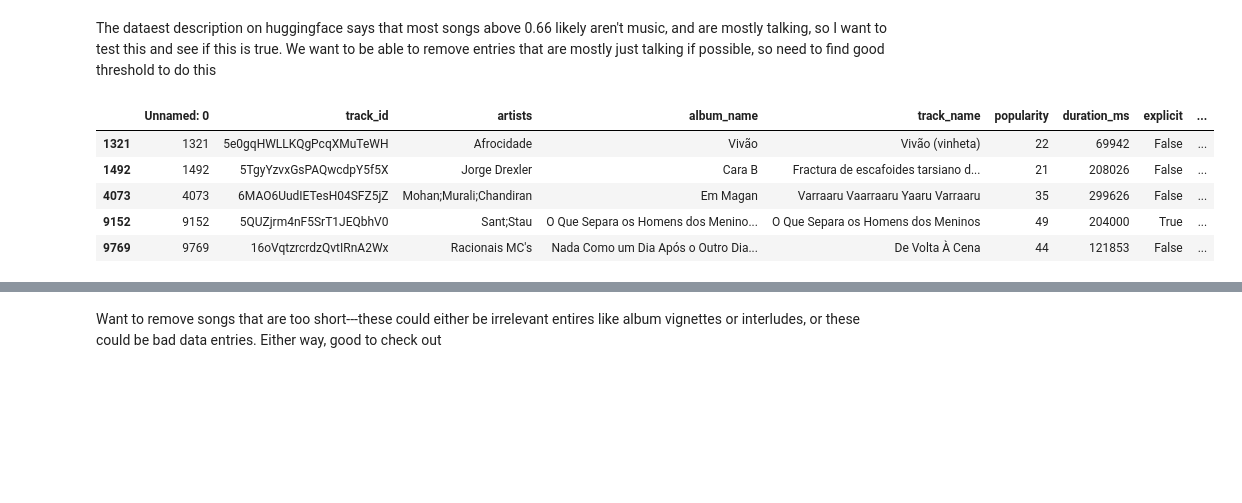
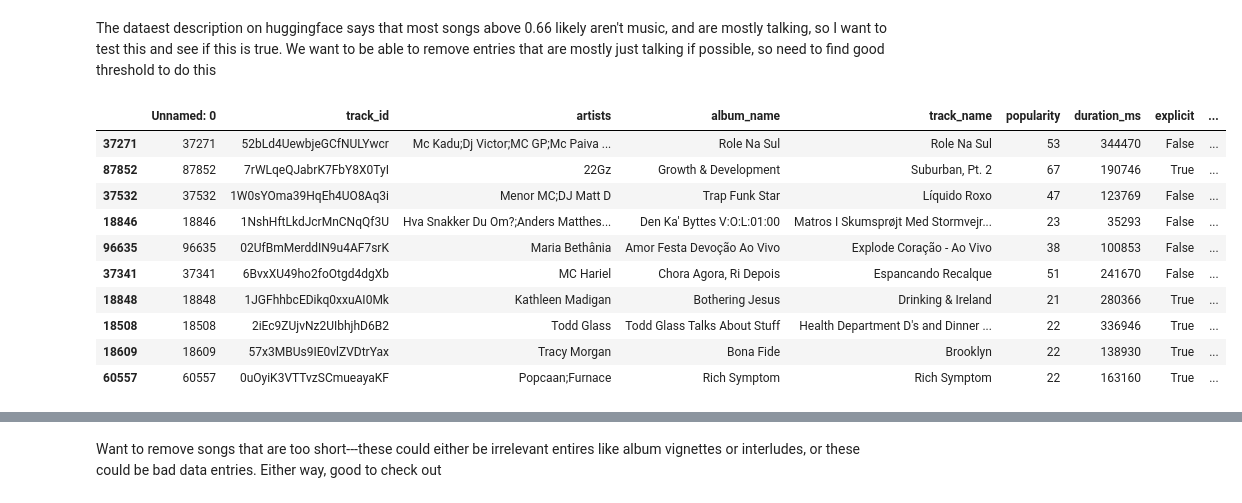
Before and after one commit to will-mccormack/CS-M148-Proj, a Jupyter notebook: Week_2_Spotify_Data_Cleaning_and_EDA.ipynb, the cells around one changed output, grey strips where cells are left out. Cells and saved outputs as stored; diff of their text form; code cells hidden in the pictures; blank space fills up the shorter version.

```diff
--- a/Week_2_Spotify_Data_Cleaning_and_EDA.ipynb
+++ b/Week_2_Spotify_Data_Cleaning_and_EDA.ipynb
@@ -223,11 +223,16 @@ The dataest description on huggingface says that most songs above 0.66 likely ar
 # %%
 filtered_speechiness = raw_data[raw_data['speechiness'] > 0.70]
 pd.set_option("display.max_columns", None)
-filtered_speechiness.head()
+filtered_speechiness.nsmallest(10, "speechiness")
 # %% [output]
 |  | Unnamed: 0 | track_id | artists | album_name | track_name | popularity | duration_ms | explicit | ... |
-| 1321 | 1321 | 5e0gqHWLLKQgPcqXMuTeWH | Afrocidade | Vivão | Vivão (vinheta) | 22 | 69942 | False | ... |
-| 1492 | 1492 | 5TgyYzvxGsPAQwcdpY5f5X | Jorge Drexler | Cara B | Fractura de escafoides tarsiano d... | 21 | 208026 | False | ... |
-| 4073 | 4073 | 6MAO6UudIETesH04SFZ5jZ | Mohan;Murali;Chandiran | Em Magan | Varraaru Vaarraaru Yaaru Varraaru | 35 | 299626 | False | ... |
-| 9152 | 9152 | 5QUZjrm4nF5SrT1JEQbhV0 | Sant;Stau | O Que Separa os Homens dos Menino... | O Que Separa os Homens dos Meninos | 49 | 204000 | True | ... |
-| 9769 | 9769 | 16oVqtzrcrdzQvtIRnA2Wx | Racionais MC's | Nada Como um Dia Após o Outro Dia... | De Volta À Cena | 44 | 121853 | False | ... |
+| 37271 | 37271 | 52bLd4UewbjeGCfNULYwcr | Mc Kadu;Dj Victor;MC GP;Mc Paiva ... | Role Na Sul | Role Na Sul | 53 | 344470 | False | ... |
+| 87852 | 87852 | 7rWLqeQJabrK7FbY8X0TyI | 22Gz | Growth & Development | Suburban, Pt. 2 | 67 | 190746 | True | ... |
+| 37532 | 37532 | 1W0sYOma39HqEh4UO8Aq3i | Menor MC;DJ Matt D | Trap Funk Star | Líquido Roxo | 47 | 123769 | False | ... |
+| 18846 | 18846 | 1NshHftLkdJcrMnCNqQf3U | Hva Snakker Du Om?;Anders Matthes... | Den Ka' Byttes V:O:L:01:00 | Matros I Skumsprøjt Med Stormvejr... | 23 | 35293 | False | ... |
+| 96635 | 96635 | 02UfBmMerddIN9u4AF7srK | Maria Bethânia | Amor Festa Devoção Ao Vivo | Explode Coração - Ao Vivo | 38 | 100853 | False | ... |
+| 37341 | 37341 | 6BvxXU49ho2foOtgd4dgXb | MC Hariel | Chora Agora, Ri Depois | Espancando Recalque | 51 | 241670 | False | ... |
+| 18848 | 18848 | 1JGFhhbcEDikq0xxuAI0Mk | Kathleen Madigan | Bothering Jesus | Drinking & Ireland | 21 | 280366 | True | ... |
+| 18508 | 18508 | 2iEc9ZUjvNz2UIbhjhD6B2 | Todd Glass | Todd Glass Talks About Stuff | Health Department D's and Dinner ... | 22 | 336946 | True | ... |
+| 18609 | 18609 | 57x3MBUs9IE0vlZVDtrYax | Tracy Morgan | Bona Fide | Brooklyn | 22 | 138930 | True | ... |
+| 60557 | 60557 | 0uOyiK3VTTvzSCmueayaKF | Popcaan;Furnace | Rich Symptom | Rich Symptom | 22 | 163160 | True | ... |
```
Also changed, not shown: parts of 15 cells of this notebook.
